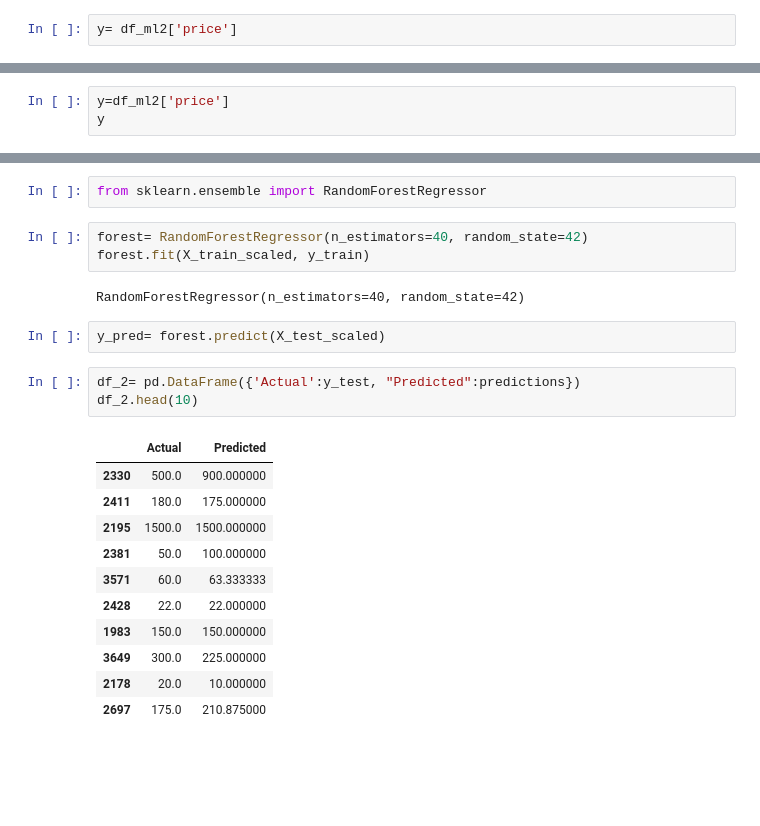
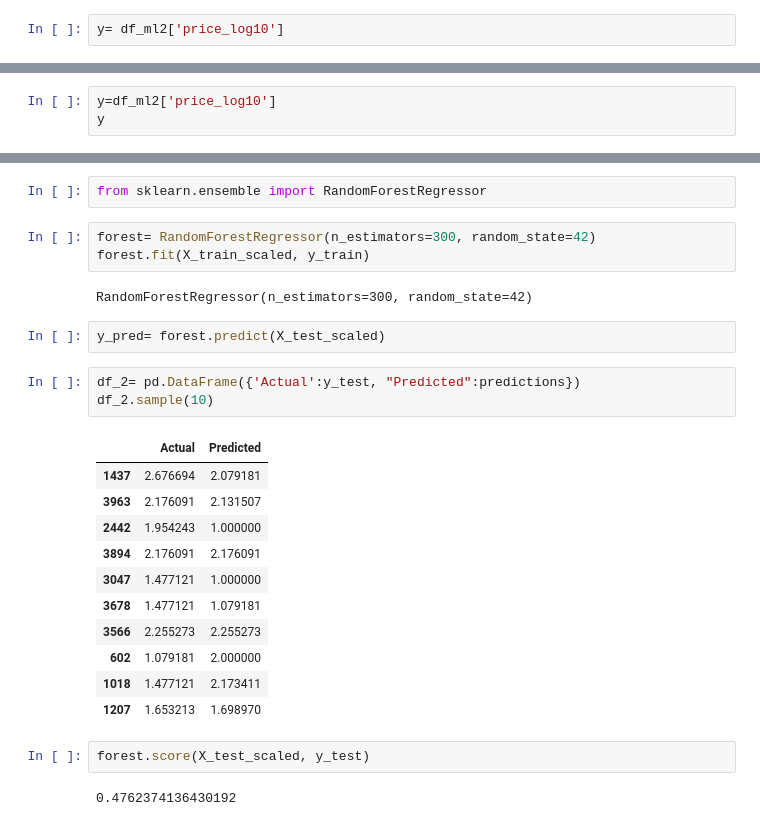
Before and after one commit to aortiz224/bootcamp_finalproject, a Jupyter notebook: Notebook/ML_finalproject.ipynb, the cells around one changed output, grey strips where cells are left out. Drawn from its saved outputs; the diff is of its cells as text; blank space fills up the shorter version.

```diff
--- a/Notebook/ML_finalproject.ipynb
+++ b/Notebook/ML_finalproject.ipynb
@@ -147,7 +147,7 @@ X.head()
 | 4 | 0 | 2 | 1 | 2 | 1 | 0 | 0 | ... |
 5 rows × 521 columns
 # %%
-y= df_ml2['price']
+y= df_ml2['price_log10']
 # %%
 X_train, X_test, y_train, y_test = train_test_split(X, y, random_state=42, train_size=0.80)
 # %%
@@ -205,6 +212,6 @@ X
 | 4174 | 0 | 1 | 1 | 2 | 0 | 1 | 0 | ... |
 4175 rows × 521 columns
 # %%
-y=df_ml2['price']
+y=df_ml2['price_log10']
 y
 # %% [output]
@@ -231,24 +238,28 @@ X_test_scaled = X_scaler.transform(X_test)
 # %%
 from sklearn.ensemble import RandomForestRegressor
 # %%
-forest= RandomForestRegressor(n_estimators=40, random_state=42)
+forest= RandomForestRegressor(n_estimators=300, random_state=42)
 forest.fit(X_train_scaled, y_train)
 # %% [output]
-RandomForestRegressor(n_estimators=40, random_state=42)
+RandomForestRegressor(n_estimators=300, random_state=42)
 # %%
 y_pred= forest.predict(X_test_scaled)
 # %%
 df_2= pd.DataFrame({'Actual':y_test, "Predicted":predictions})
-df_2.head(10)
+df_2.sample(10)
 # %% [output]
 |  | Actual | Predicted |
-| 2330 | 500.0 | 900.000000 |
-| 2411 | 180.0 | 175.000000 |
-| 2195 | 1500.0 | 1500.000000 |
-| 2381 | 50.0 | 100.000000 |
-| 3571 | 60.0 | 63.333333 |
-| 2428 | 22.0 | 22.000000 |
-| 1983 | 150.0 | 150.000000 |
-| 3649 | 300.0 | 225.000000 |
-| 2178 | 20.0 | 10.000000 |
-| 2697 | 175.0 | 210.875000 |
+| 1437 | 2.676694 | 2.079181 |
+| 3963 | 2.176091 | 2.131507 |
+| 2442 | 1.954243 | 1.000000 |
+| 3894 | 2.176091 | 2.176091 |
+| 3047 | 1.477121 | 1.000000 |
+| 3678 | 1.477121 | 1.079181 |
+| 3566 | 2.255273 | 2.255273 |
+| 602 | 1.079181 | 2.000000 |
+| 1018 | 1.477121 | 2.173411 |
+| 1207 | 1.653213 | 1.698970 |
+# %%
+forest.score(X_test_scaled, y_test)
+# %% [output]
+0.4762374136430192
```
Also changed, not shown: parts of 4 cells of this notebook, 1 other file.
